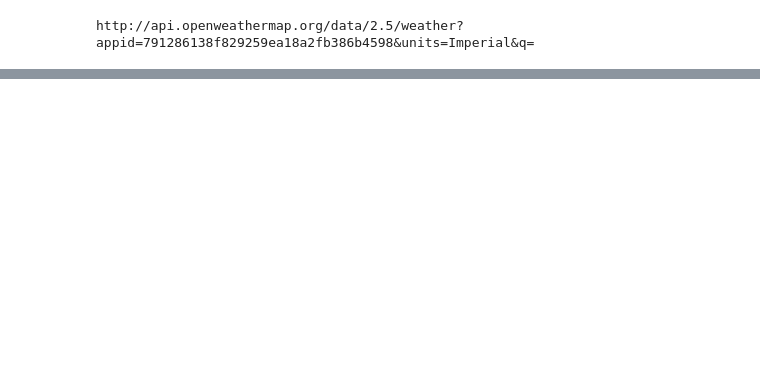
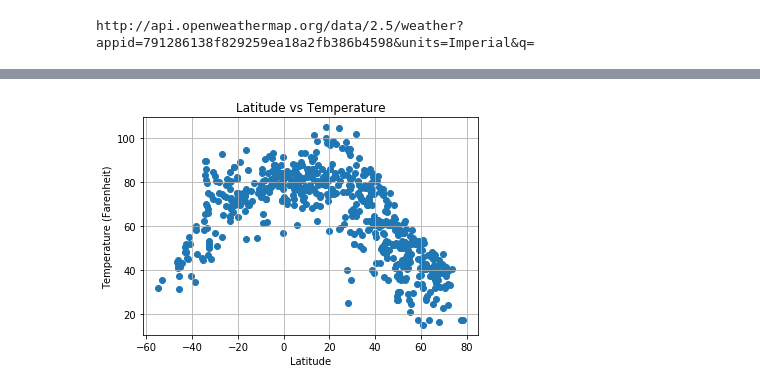
Before and after one commit to AngelCahill/WeatherPy-Homework, a Jupyter notebook: weatherpy.ipynb, the cells around one changed output, grey strips where cells are left out. Cells and saved outputs as stored; diff of their text form; code cells hidden in the pictures; blank space fills up the shorter version.

```diff
--- a/weatherpy.ipynb
+++ b/weatherpy.ipynb
@@ -193,0 +156,3 @@ templats_df
+# %%
+df2 = pd.read_pickle('weather.pkl')
+df2.head(15)
@@ -194,15 +190,17 @@ templats_df
 # %%
 # Build a scatter plot for each data type
-plt.scatter(weather_data["lat"], weather_data["temp"], marker="o")
+plt.scatter(df2["lat"], df2["temp"], marker="o")
 
 # Incorporate the other graph properties
 plt.title("Latitude vs Temperature")
 plt.ylabel("Temperature (Farenheit)")
 plt.xlabel("Latitude")
 plt.grid(True)
 
 # Save the figure
 plt.savefig("LatitudevsTemperature.png")
 
 # Show plot
 plt.show()
+# %% [output]
+[figure, added]
```
Also changed, not shown: parts of 18 cells of this notebook, 5 other files.
